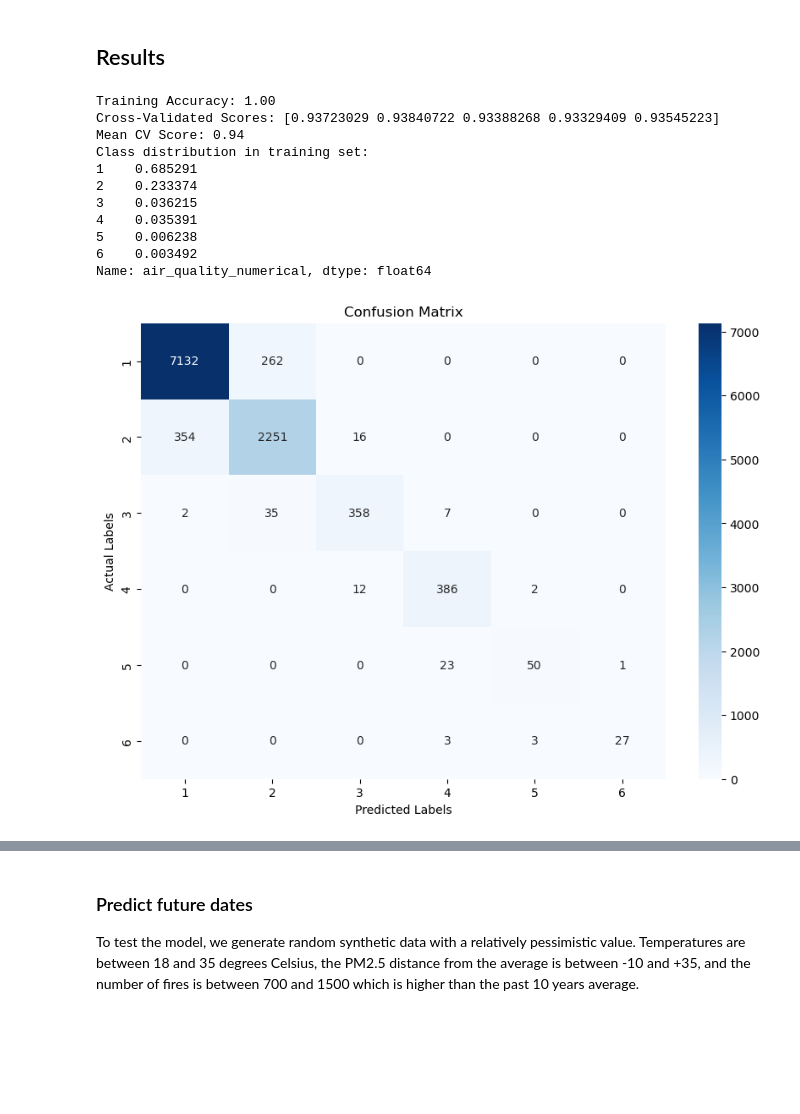
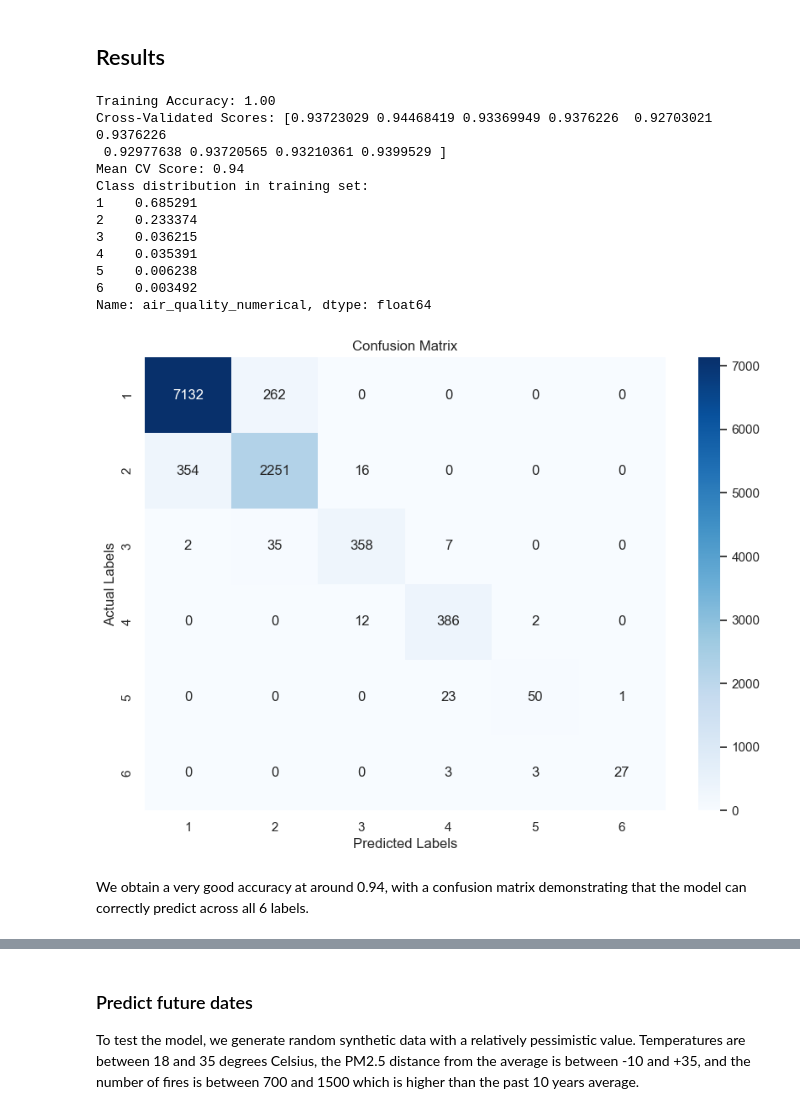
Before and after one commit to david-paradis/air-quality-supervised-ml, a Jupyter notebook: Final Project.ipynb, the cells around one changed output, grey strips where cells are left out. Saved outputs shown, nothing was run; the diff lists cells and outputs as text; code cells hidden in the pictures; blank space fills up the shorter version.

```diff
--- a/Final Project.ipynb
+++ b/Final Project.ipynb
@@ -593,7 +623,13 @@ data = final_df
 X_train, X_test, y_train, y_test = train_test_split(data.drop('air_quality_numerical', axis=1), data['air_quality_numerical'], test_size=0.3, random_state=42)
 
 # Create model
-clf = RandomForestClassifier(random_state=42)
+clf = RandomForestClassifier(
+    n_estimators=100,    # Number of trees in the forest
+    max_depth=None,      # Max depth of each tree. 'None' means nodes are expanded until all leaves are pure or contain less than min_samples_split samples
+    min_samples_split=2, # Minimum number of samples required to split an internal node
+    max_features='auto', # Number of features to consider when looking for the best split: "auto" means sqrt(n_features)
+    random_state=42      # Ensures a deterministic behavior when fitting
+)
 
 # Fit the model on the training data
 clf.fit(X_train, y_train)
@@ -609,39 +645,42 @@ train_preds = clf.predict(X_train)
 print(f"Training Accuracy: {accuracy_score(y_train, train_preds):.2f}")
 
 # Perform cross-validation
-cv_scores = cross_val_score(clf, X_train, y_train, cv=5)
+cv_scores = cross_val_score(clf, X_train, y_train, cv=10)
 print(f"Cross-Validated Scores: {cv_scores}")
 print(f"Mean CV Score: {np.mean(cv_scores):.2f}")
 
 # Analyze class distribution
 print("Class distribution in training set:")
 print(y_train.value_counts(normalize=True))
 
 y_pred = clf.predict(X_test)
 
 # Generate the confusion matrix
 labels = [1, 2, 3, 4, 5, 6]
 
 cm = confusion_matrix(y_test, y_pred, labels=labels)
 plt.figure(figsize=(10, 7))
 sns.heatmap(cm, annot=True, fmt="d", cmap="Blues", xticklabels=labels, yticklabels=labels)
 plt.title('Confusion Matrix')
 plt.ylabel('Actual Labels')
 plt.xlabel('Predicted Labels')
 plt.show()
 # %% [output]
 Training Accuracy: 1.00
-Cross-Validated Scores: [0.93723029 0.93840722 0.93388268 0.93329409 0.93545223]
+Cross-Validated Scores: [0.93723029 0.94468419 0.93369949 0.9376226  0.92703021 0.9376226
+ 0.92977638 0.93720565 0.93210361 0.9399529 ]
 Mean CV Score: 0.94
 Class distribution in training set:
 1    0.685291
 2    0.233374
 3    0.036215
 4    0.035391
 5    0.006238
 6    0.003492
 Name: air_quality_numerical, dtype: float64
-[figure, old version]
+[figure, new version]
+# %% [markdown]
+We obtain a very good accuracy at around 0.94, with a confusion matrix demonstrating that the model can correctly predict across all 6 labels.
 # %%
 feature_importances = clf.feature_importances_
 
```
Also changed, not shown: parts of 15 cells of this notebook, 11 other files.
